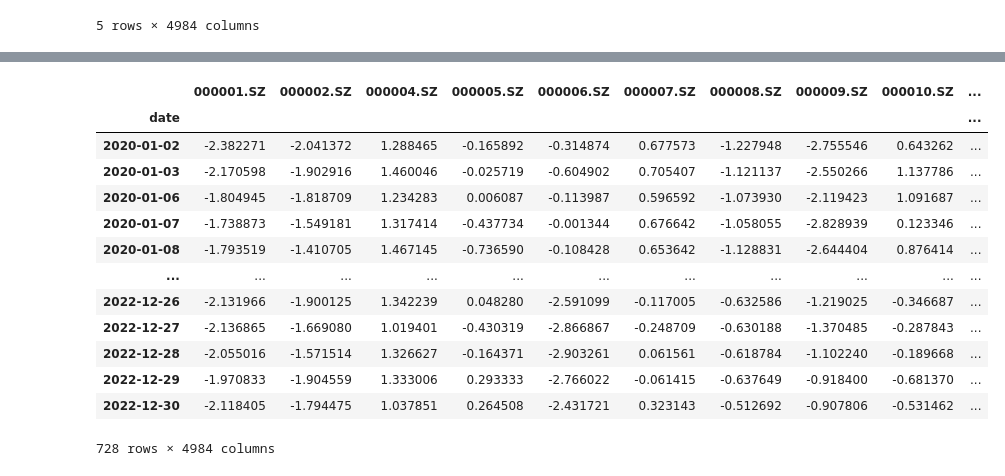
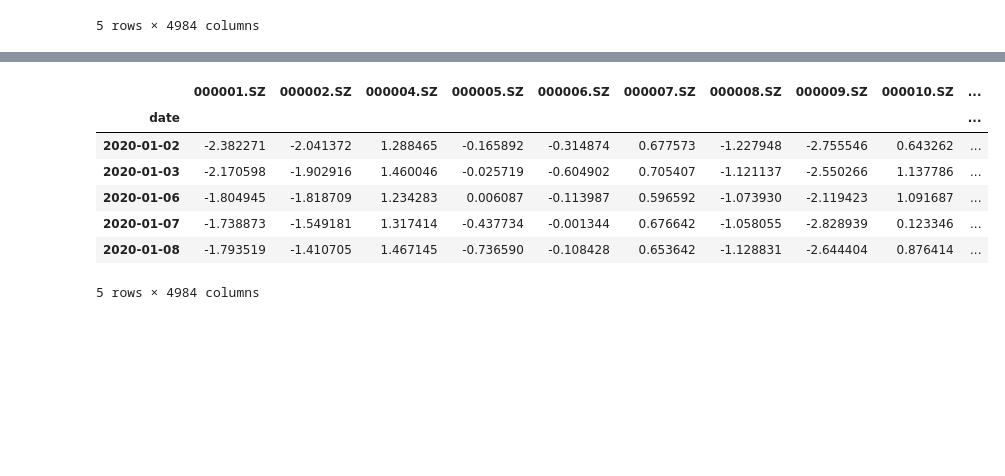
Before and after one commit to xingexjj/quantitative_trading_system, a Jupyter notebook: test.ipynb, the cells around one changed output, grey strips where cells are left out. Saved outputs shown, nothing was run; the diff lists cells and outputs as text; code cells hidden in the pictures; blank space fills up the shorter version.

```diff
--- a/test.ipynb
+++ b/test.ipynb
@@ -81,19 +83,15 @@ alphapool.add(alpha, 'ret5d')
 # %%
-vol = zscore(-np.log(data['volume']))
-vol
+# 计算对数成交量因子
+vol = -np.log(data['volume'])
+vol = zscore(vol) # 去极值, 标准化
+vol.head()
 # %% [output]
 |  | 000001.SZ | 000002.SZ | 000004.SZ | 000005.SZ | 000006.SZ | 000007.SZ | 000008.SZ | 000009.SZ | 000010.SZ | ... |
 | date |  |  |  |  |  |  |  |  |  | ... |
 | 2020-01-02 | -2.382271 | -2.041372 | 1.288465 | -0.165892 | -0.314874 | 0.677573 | -1.227948 | -2.755546 | 0.643262 | ... |
 | 2020-01-03 | -2.170598 | -1.902916 | 1.460046 | -0.025719 | -0.604902 | 0.705407 | -1.121137 | -2.550266 | 1.137786 | ... |
 | 2020-01-06 | -1.804945 | -1.818709 | 1.234283 | 0.006087 | -0.113987 | 0.596592 | -1.073930 | -2.119423 | 1.091687 | ... |
 | 2020-01-07 | -1.738873 | -1.549181 | 1.317414 | -0.437734 | -0.001344 | 0.676642 | -1.058055 | -2.828939 | 0.123346 | ... |
 | 2020-01-08 | -1.793519 | -1.410705 | 1.467145 | -0.736590 | -0.108428 | 0.653642 | -1.128831 | -2.644404 | 0.876414 | ... |
-| ... | ... | ... | ... | ... | ... | ... | ... | ... | ... | ... |
-| 2022-12-26 | -2.131966 | -1.900125 | 1.342239 | 0.048280 | -2.591099 | -0.117005 | -0.632586 | -1.219025 | -0.346687 | ... |
-| 2022-12-27 | -2.136865 | -1.669080 | 1.019401 | -0.430319 | -2.866867 | -0.248709 | -0.630188 | -1.370485 | -0.287843 | ... |
-| 2022-12-28 | -2.055016 | -1.571514 | 1.326627 | -0.164371 | -2.903261 | 0.061561 | -0.618784 | -1.102240 | -0.189668 | ... |
-| 2022-12-29 | -1.970833 | -1.904559 | 1.333006 | 0.293333 | -2.766022 | -0.061415 | -0.637649 | -0.918400 | -0.681370 | ... |
-| 2022-12-30 | -2.118405 | -1.794475 | 1.037851 | 0.264508 | -2.431721 | 0.323143 | -0.512692 | -0.907806 | -0.531462 | ... |
-728 rows × 4984 columns
+5 rows × 4984 columns
 # %%
```
Also changed, not shown: parts of 21 cells of this notebook, 1 other file.
